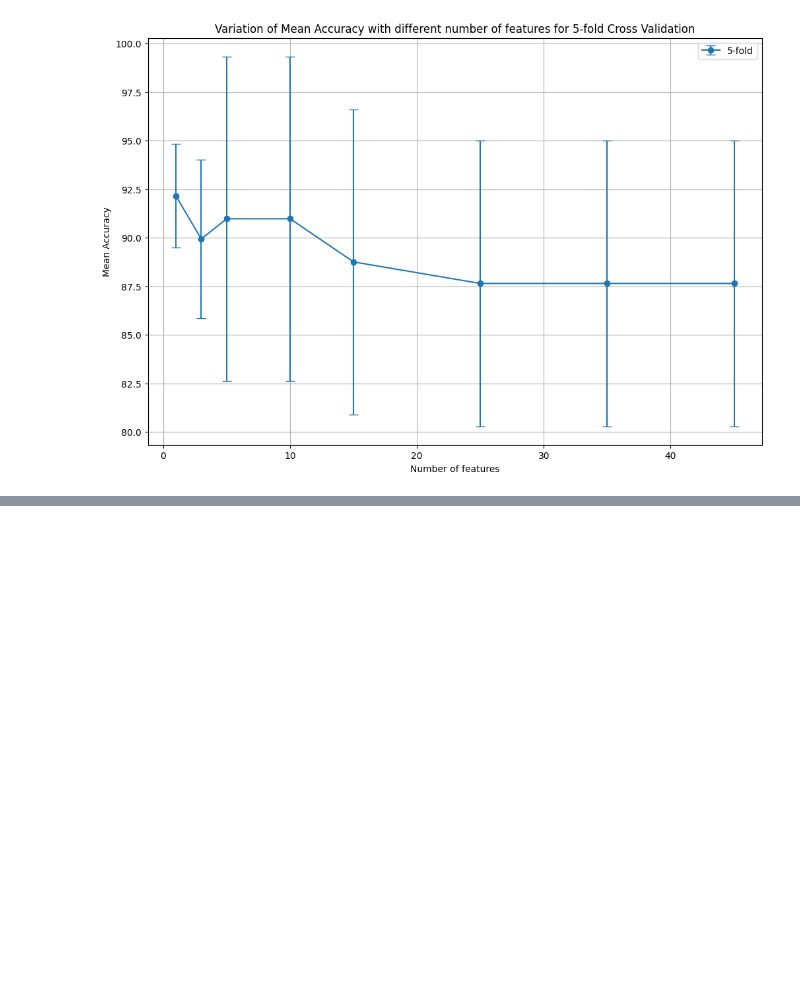
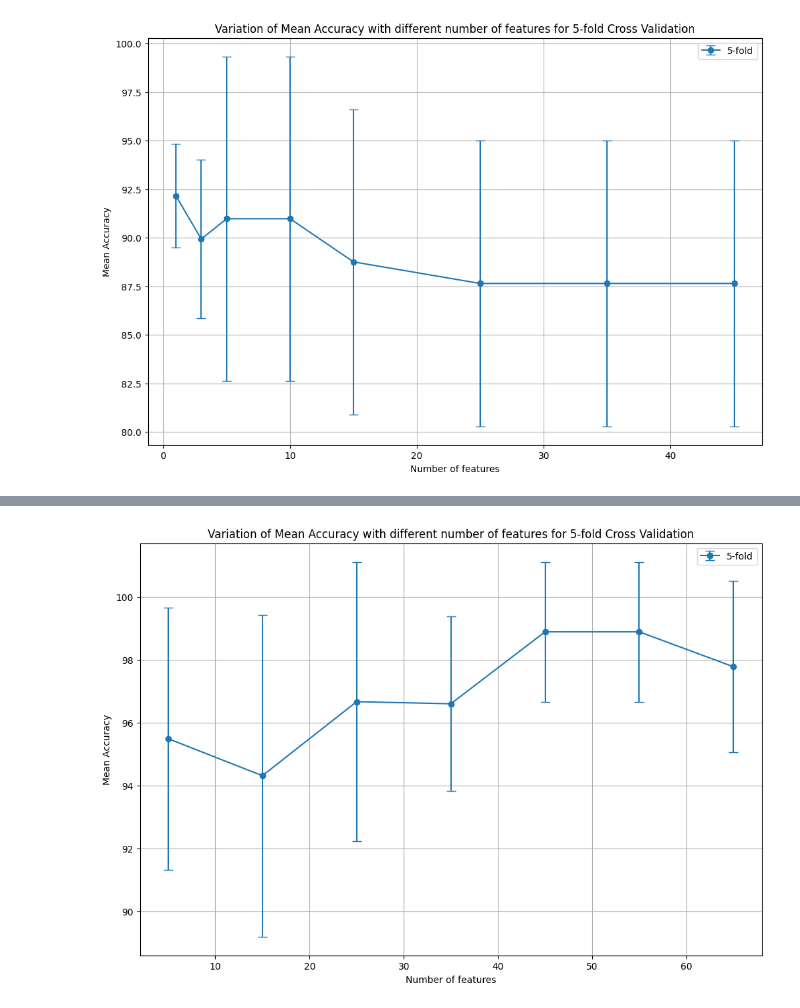
Before and after one commit to Sachira-Heshan/omic-data-and-machine-learning-in-the-identification-of-coronary-artery-disease, a Jupyter notebook: rna_data/models_with_rna_data.ipynb, the cells around one changed output, grey strips where cells are left out. Cells and saved outputs as stored; diff of their text form; code cells hidden in the pictures; blank space fills up the shorter version.

```diff
--- a/rna_data/models_with_rna_data.ipynb
+++ b/rna_data/models_with_rna_data.ipynb
@@ -508,0 +689,20 @@ plt.show()
+# %%
+# Extract the data for plotting
+x_values = results_xgb.keys()
+mean_5_fold = [item['5-fold-CV']['mean-accuracy'] for item in results_xgb.values()]
+std_5_fold = [item['5-fold-CV']['standard-deviation'] for item in results_xgb.values()]
+
+# Create a single plot for mean accuracy and standard deviation
+plt.figure(figsize=(12, 8))
+
+plt.errorbar(x_values, mean_5_fold, yerr=std_5_fold, marker='o', label='5-fold', linestyle='-', capsize=5)
+
+plt.xlabel('Number of features')
+plt.ylabel('Mean Accuracy')
+plt.title('Variation of Mean Accuracy with different number of features for 5-fold Cross Validation')
+plt.legend()
+plt.grid(True)
+
+plt.show()
+# %% [output]
+[figure, added]
```
Also changed, not shown: parts of 20 cells of this notebook.
